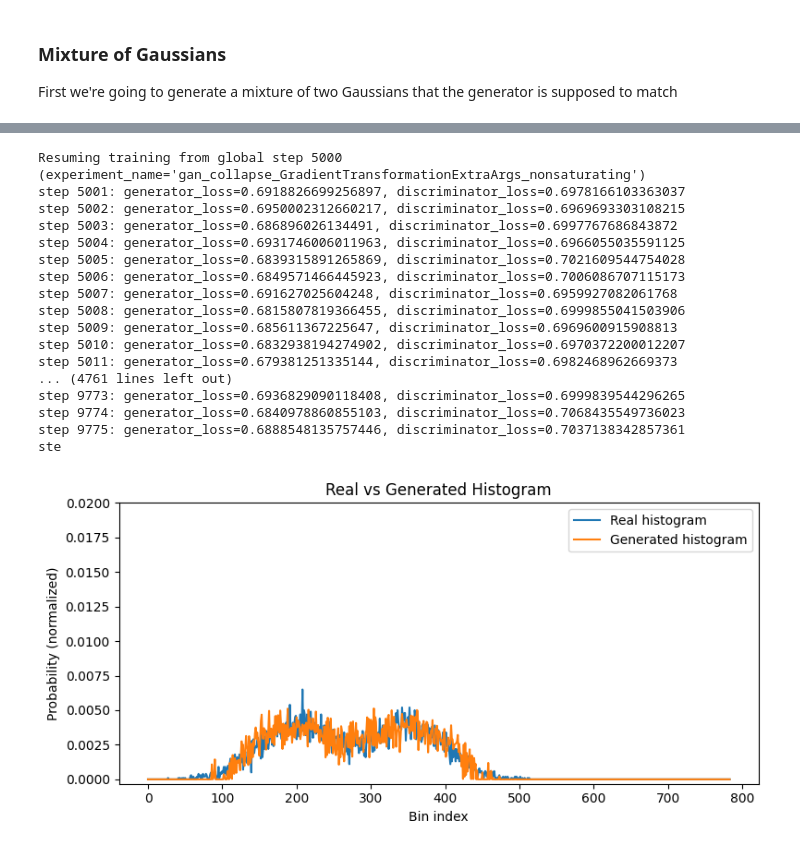
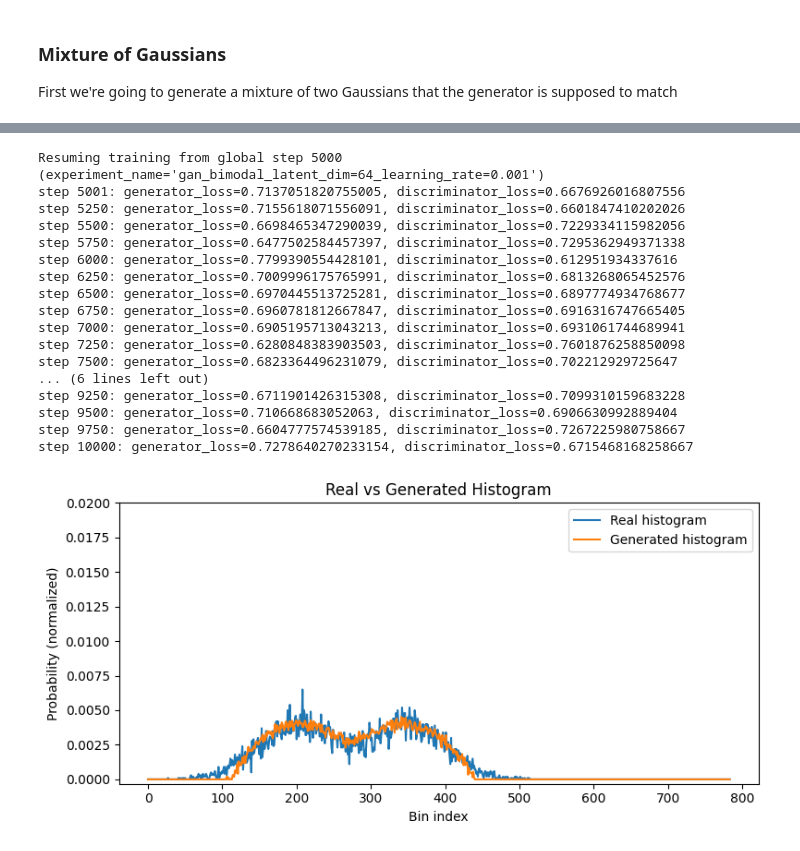
Before and after one commit to callum-lawson/egt-lab, a Jupyter notebook: experiments/gan/gan_collapse.ipynb, the cells around one changed output, grey strips where cells are left out. Cells and saved outputs as stored; diff of their text form; code cells hidden in the pictures.

```diff
--- a/experiments/gan/gan_collapse.ipynb
+++ b/experiments/gan/gan_collapse.ipynb
@@ -910,22 +752,30 @@ Extended training
 # %%
-# Continue training from the most recent checkpoint
-# Assumes only that `train_data` has already been defined.
-
-# --- Recreate GAN / optimizer hyperparameters to match original run ---
 learning_rate = 1e-3
 batch_size = 128
 latent_dim = 64
 loss_type = "nonsaturating"
 steps_per_save = 250
-optimizer = optax.adam(learning_rate)
 
-# --- Resume from last checkpoint and continue training ---
-extra_steps = 5_000  # number of additional training steps
-resume_seed = 1  # RNG seed for resumed training
-key = jax.random.key(resume_seed)
+extra_steps = 5_000
+resume_seed = 1
 
-experiment_name = make_constraints_experiment_name(optimizer, loss_type)
-ckpt_manager = initialise_checkpoint_manager(experiment_name)
+resume_config = BimodalRunConfig(
+    learning_rate=learning_rate,
+    n_steps=extra_steps,
+    steps_per_save=steps_per_save,
+    seed=resume_seed,
+    batch_size=batch_size,
+    latent_dim=latent_dim,
+    loss_type=loss_type,
+)
+optimizer = resume_config.make_optimizer()
+key = resume_config.make_key()
+
+experiment_name = make_bimodal_experiment_name(resume_config)
+ckpt_manager = initialise_checkpoint_manager(
+    experiment_name,
+    max_to_keep=resume_config.max_to_keep,
+)
 steps = sorted(ckpt_manager.all_steps())
 if not steps:
     raise ValueError(f"No checkpoints found for experiment_name={experiment_name!r}.")
@@ -937,7 +787,7 @@ print(f"Resuming training from global step {last_step} (experiment_name={experim
 gen_tmpl, disc_tmpl, _ = setup_gan_training(
     optimizer=optimizer,
     key=jax.random.key(0),
-    latent_dim=latent_dim,
+    latent_dim=resume_config.latent_dim,
 )
 restored = ckpt_manager.restore(
     last_step,
@@ -952,45 +802,39 @@ discriminator_training_state = restored["discriminator"]
 # Run additional training and keep saving checkpoints with global step indices
 generator_training_state, discriminator_training_state, key = run_training_gan(
     train_data=train_data,
-    n_steps=extra_steps,
+    n_steps=resume_config.n_steps,
     generator_training_state=generator_training_state,
     discriminator_training_state=discriminator_training_state,
     key=key,
-    steps_per_save=steps_per_save,
+    config=resume_config,
     checkpoint_manager=ckpt_manager,
-    batch_size=batch_size,
-    latent_dim=latent_dim,
-    loss_type=loss_type,
     start_step=last_step,
 )
 # %% [output]
-Resuming training from global step 5000 (experiment_name='gan_collapse_GradientTransformationExtraArgs_nonsaturating')
-step 5001: generator_loss=0.6918826699256897, discriminator_loss=0.6978166103363037
-step 5002: generator_loss=0.6950002312660217, discriminator_loss=0.6969693303108215
-step 5003: generator_loss=0.686896026134491, discriminator_loss=0.6997767686843872
-step 5004: generator_loss=0.6931746006011963, discriminator_loss=0.6966055035591125
-step 5005: generator_loss=0.6839315891265869, discriminator_loss=0.7021609544754028
-step 5006: generator_loss=0.6849571466445923, discriminator_loss=0.7006086707115173
-step 5007: generator_loss=0.691627025604248, discriminator_loss=0.6959927082061768
-step 5008: generator_loss=0.6815807819366455, discriminator_loss=0.6999855041503906
-step 5009: generator_loss=0.685611367225647, discriminator_loss=0.6969600915908813
-step 5010: generator_loss=0.6832938194274902, discriminator_loss=0.6970372200012207
-step 5011: generator_loss=0.679381251335144, discriminator_loss=0.6982468962669373
-... (4761 lines left out)
-step 9773: generator_loss=0.6936829090118408, discriminator_loss=0.6999839544296265
-step 9774: generator_loss=0.6840978860855103, discriminator_loss=0.7068435549736023
-step 9775: generator_loss=0.6888548135757446, discriminator_loss=0.7037138342857361
-ste
+Resuming training from global step 5000 (experiment_name='gan_bimodal_latent_dim=64_learning_rate=0.001')
+step 5001: generator_loss=0.7137051820755005, discriminator_loss=0.6676926016807556
+step 5250: generator_loss=0.7155618071556091, discriminator_loss=0.6601847410202026
+step 5500: generator_loss=0.6698465347290039, discriminator_loss=0.7229334115982056
+step 5750: generator_loss=0.6477502584457397, discriminator_loss=0.7295362949371338
+step 6000: generator_loss=0.7799390554428101, discriminator_loss=0.612951934337616
+step 6250: generator_loss=0.7009996175765991, discriminator_loss=0.6813268065452576
+step 6500: generator_loss=0.6970445513725281, discriminator_loss=0.6897774934768677
+step 6750: generator_loss=0.6960781812667847, discriminator_loss=0.6916316747665405
+step 7000: generator_loss=0.6905195713043213, discriminator_loss=0.6931061744689941
+step 7250: generator_loss=0.6280848383903503, discriminator_loss=0.7601876258850098
+step 7500: generator_loss=0.6823364496231079, discriminator_loss=0.702212929725647
+... (6 lines left out)
+step 9250: generator_loss=0.6711901426315308, discriminator_loss=0.7099310159683228
+step 9500: generator_loss=0.710668683052063, discriminator_loss=0.6906630992889404
+step 9750: generator_loss=0.6604777574539185, discriminator_loss=0.7267225980758667
+step 10000: generator_loss=0.7278640270233154, discriminator_loss=0.6715468168258667
 # %%
-# Plot real vs generated histogram after extended training (up to 10,000 steps)
-
 plot_real_vs_generated_histogram_from_last_checkpoint(
     train_data=train_data,
     optimizer=optimizer,
-    latent_dim=latent_dim,
-    loss_type=loss_type,
+    config=resume_config,
     y_max=0.02,
 )
 # %% [output]
-[figure, old version]
+[figure, new version]
 # %%
```
Also changed, not shown: parts of 20 cells of this notebook.
